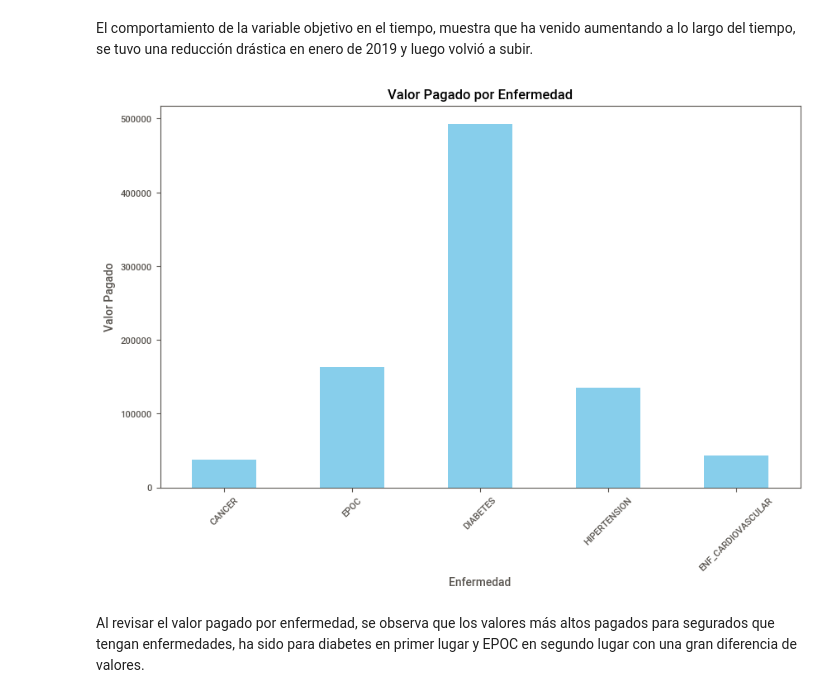
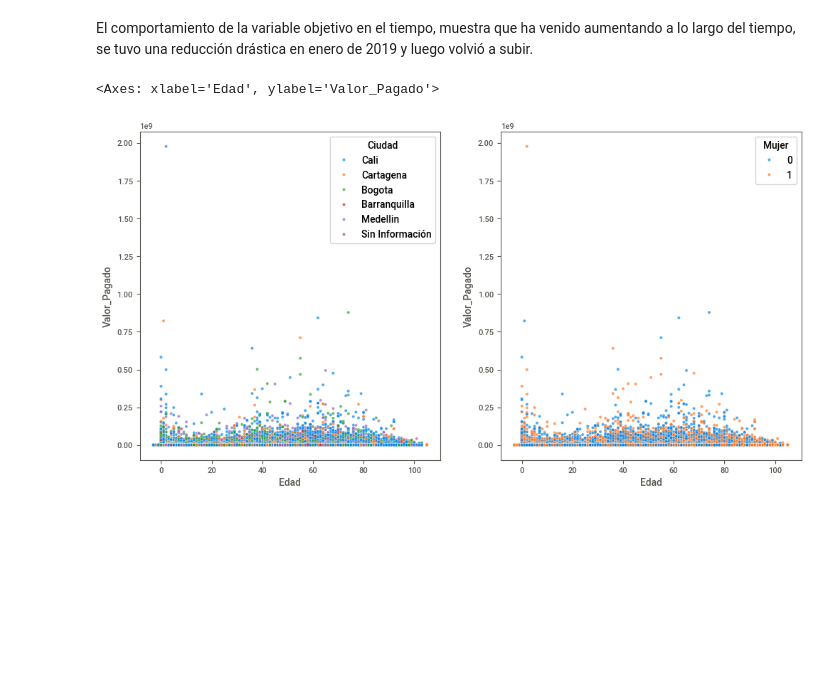
Before and after one commit to veronica1908/FINANZAS_E4_AIII, a Jupyter notebook: b_Limpieza_Transformacion_A_Exploratorio.ipynb, the cells around one changed output. Cells and saved outputs as stored; diff of their text form; code cells hidden in the pictures; blank space fills up the shorter version.

```diff
--- a/b_Limpieza_Transformacion_A_Exploratorio.ipynb
+++ b/b_Limpieza_Transformacion_A_Exploratorio.ipynb
@@ -586,22 +620,13 @@ plt.show()
 [figure]
 # %% [markdown]
 El comportamiento de la variable objetivo en el tiempo, muestra que ha venido aumentando a lo largo del tiempo, se tuvo una reducción drástica en enero de 2019 y luego volvió a subir.
-# %%
-# Gráfico de barras apiladas para comparar "Valor_Pagado" por enfermedad:
-valores_por_enfermedad = base_final[['CANCER', 'EPOC', 'DIABETES', 'HIPERTENSION', 'ENF_CARDIOVASCULAR']].sum()
-
-# Graficar el valor pagado por enfermedad
-plt.figure(figsize=(10, 6))
-valores_por_enfermedad.plot(kind='bar', color='skyblue')
-plt.title('Valor Pagado por Enfermedad')
-plt.xlabel('Enfermedad')
-plt.ylabel('Valor Pagado')
-plt.xticks(rotation=45)
-plt.show()
-# %% [output]
-[figure, removed]
-# %% [markdown]
-Al revisar el valor pagado por enfermedad, se observa que los valores más altos pagados para segurados que tengan enfermedades, ha sido para diabetes en primer lugar y EPOC en segundo lugar con una gran diferencia de valores.
+# %%
+fig, axs=plt.subplots(nrows=1, ncols=2, figsize=(12,6))
+sns.scatterplot(x='Edad', y='Valor_Pagado', hue='Ciudad', data= base_final, ax= axs[0], alpha=.7)
+sns.scatterplot(x='Edad', y='Valor_Pagado', hue='Mujer', data= base_final, ax= axs[1], alpha=.7)
+# %% [output]
+<Axes: xlabel='Edad', ylabel='Valor_Pagado'>
+[figure, added]
 # %%
 #Exportamos la base
 base_final.to_csv('base_final.txt', sep='\t', index=False)
```
Also changed, not shown: parts of 11 cells of this notebook.
